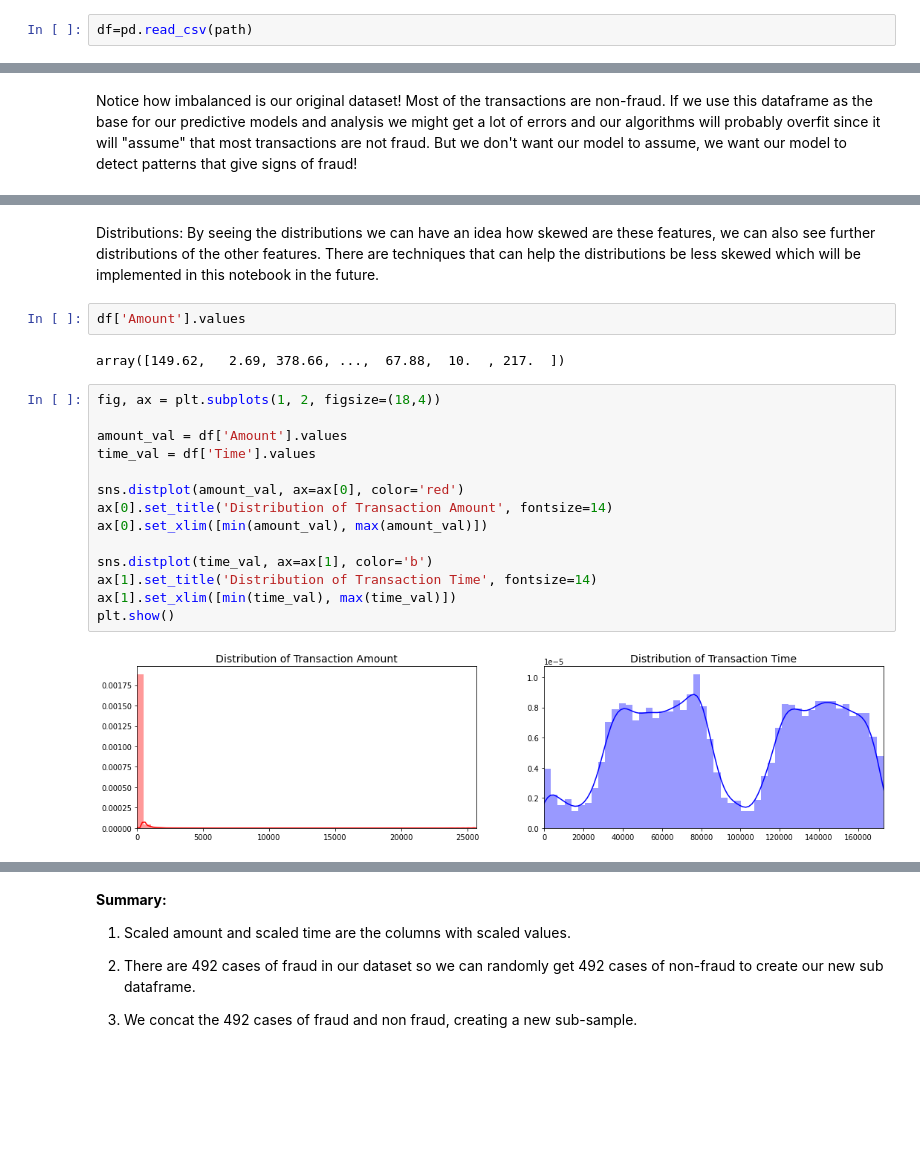
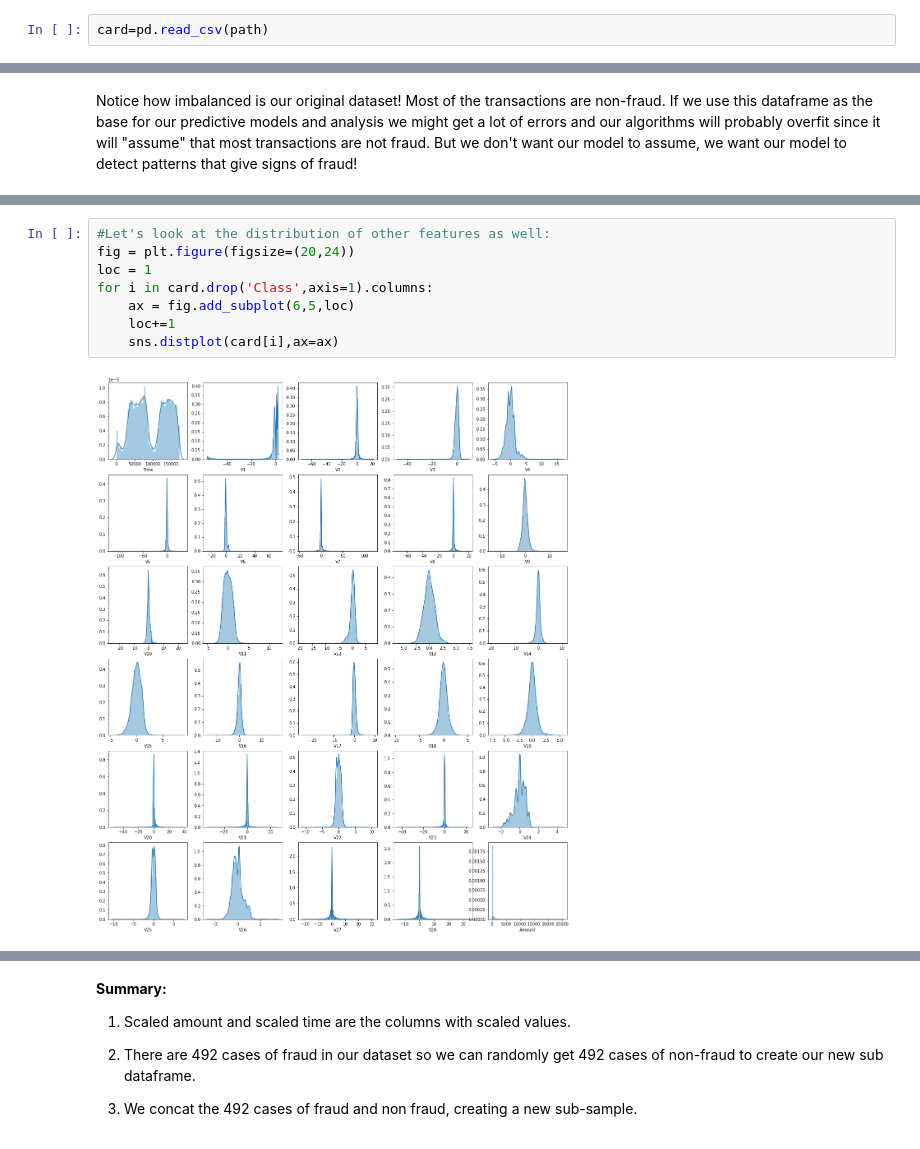
Before and after one commit to mountechsolutions/anomaly-detection, a Jupyter notebook: anomalydetection.ipynb, the cells around one changed output, grey strips where cells are left out. Cells and saved outputs as stored; diff of their text form; blank space fills up the shorter version.

```diff
--- a/anomalydetection.ipynb
+++ b/anomalydetection.ipynb
@@ -44,4 +19,4 @@ Drive already mounted at /content/drive; to attempt to forcibly remount, call dr
 # %%
 path="/content/drive/My Drive/Colab Notebooks/dataset/creditcard.csv"
 # %%
-df=pd.read_csv(path)
+card=pd.read_csv(path)
@@ -107,25 +81,13 @@ plt.title('Class Distributions \n (0: No Fraud || 1: Fraud)', fontsize=14)
 # %% [output]
 Text(0.5, 1.0, 'Class Distributions \n (0: No Fraud || 1: Fraud)')
 [figure]
-# %% [markdown]
-Distributions: By seeing the distributions we can have an idea how skewed are these features, we can also see further distributions of the other features. There are techniques that can help the distributions be less skewed which will be implemented in this notebook in the future.
-# %%
-df['Amount'].values
-# %% [output]
-array([149.62,   2.69, 378.66, ...,  67.88,  10.  , 217.  ])
-# %%
-fig, ax = plt.subplots(1, 2, figsize=(18,4))
-
-amount_val = df['Amount'].values
-time_val = df['Time'].values
-
-sns.distplot(amount_val, ax=ax[0], color='red')
-ax[0].set_title('Distribution of Transaction Amount', fontsize=14)
-ax[0].set_xlim([min(amount_val), max(amount_val)])
-
-sns.distplot(time_val, ax=ax[1], color='b')
-ax[1].set_title('Distribution of Transaction Time', fontsize=14)
-ax[1].set_xlim([min(time_val), max(time_val)])
-plt.show()
-# %% [output]
-[figure, removed]
+# %%
+#Let's look at the distribution of other features as well:
+fig = plt.figure(figsize=(20,24))
+loc = 1
+for i in card.drop('Class',axis=1).columns:
+    ax = fig.add_subplot(6,5,loc)
+    loc+=1
+    sns.distplot(card[i],ax=ax)
+# %% [output]
+[figure, added]
```
Also changed, not shown: parts of 20 cells of this notebook.
